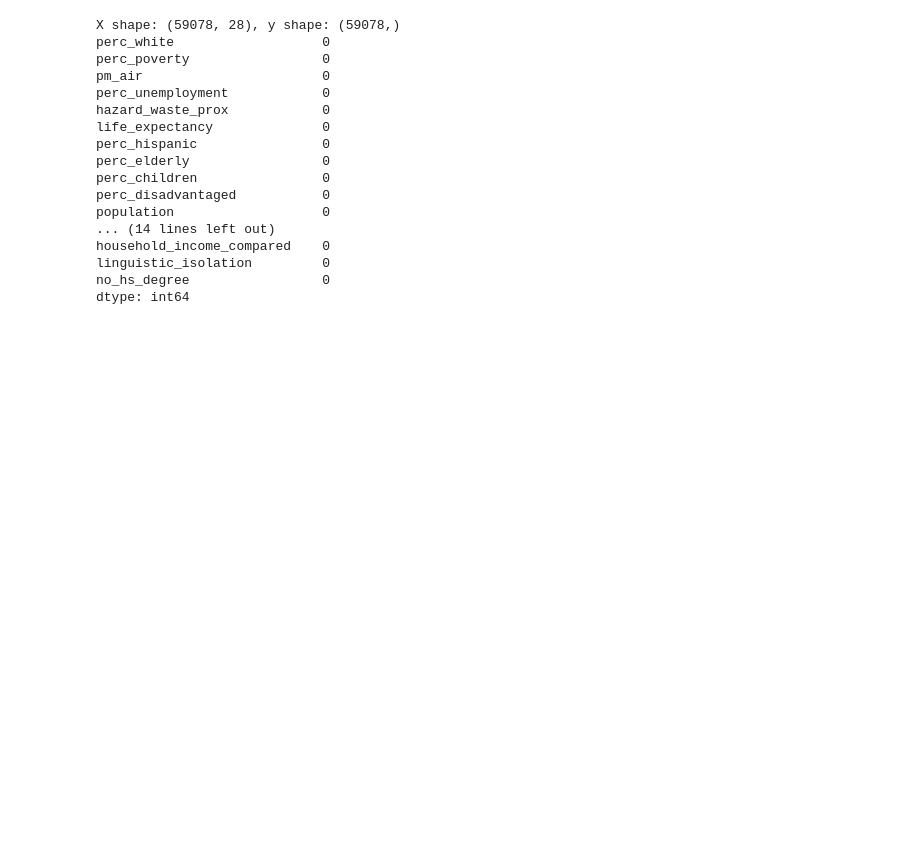
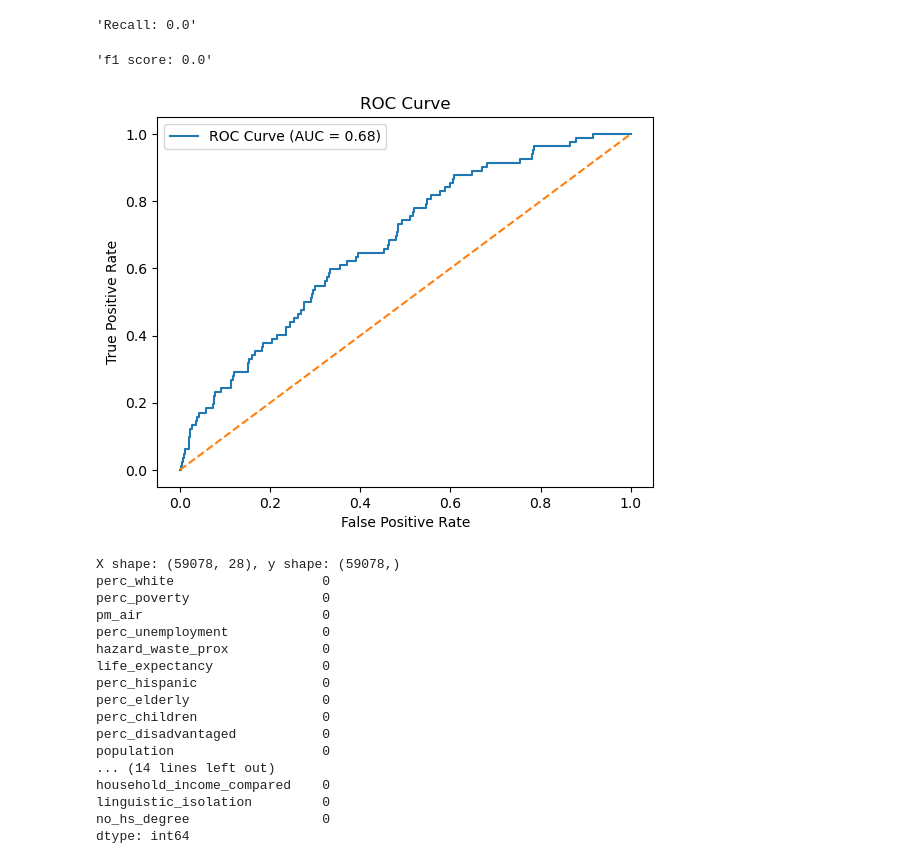
Before and after one commit to charlotte-i-meyer/Data-Centers-Capstone, a Jupyter notebook: Statsmodels Logistic Regression.ipynb, the cells around one changed output. Saved outputs shown, nothing was run; the diff lists cells and outputs as text; code cells hidden in the pictures; blank space fills up the shorter version.

```diff
--- a/Statsmodels Logistic Regression.ipynb
+++ b/Statsmodels Logistic Regression.ipynb
@@ -200,0 +220,15 @@ Logit Regression Results
+# %%
+#looking at how good the model is
+#the following chunks of code were originally in my scikitlearn logistic regression ipynb.
+#Because that is slightly different (splits into X and y, which this code does not), I asked Claude to adapt it for this model.
+
+# calculating probability that each tract contains a data center
+y_pred_proba = my_fixed_effects_model.predict(test_df)
+
+# array of whether or not the model predicted that each tract would contain a data center
+y_pred = (y_pred_proba > 0.5).astype(int)
+
+# checking the data type of y_test
+# a pandas series is a one-dimensional array with axis labels.
+y_test = test_df['has_datacenter']
+type(y_test)
@@ -201,3 +383,38 @@ Logit Regression Results
+# %%
+# calculate recall
+# recall: out of every tract that actually has data centers, how many are predicted to have data centers?
+recall = recall_score(y_test, y_pred)
+f"Recall: {round(recall,2)}"
+# %% [output]
+'Recall: 0.0'
+# %%
+# calculate f1 score
+# f1 score combines precision and recall into one metric
+# f1 score = 2 _(p_r / p+r)
+# f1 score is only high when both precision and recall are high
+f1 = f1_score(y_test, y_pred)
+f"f1 score: {round(f1,2)}"
+# %% [output]
+'f1 score: 0.0'
+# %%
+# ROC curve
+# shows us the rate of true positive selections vs. false positive selections
+# aka recall for class 1 vs. recall for class 0
+# the sooner this line reaches 1.0, the better
+# the closer this line is to the orange line, the worse -- orange is random selection
+y_prob = y_pred_proba
+fpr, tpr, thresholds = roc_curve(y_test, y_prob)
+roc_auc = roc_auc_score(y_test, y_prob)
+plt.figure()
+plt.plot(fpr, tpr, label=f"ROC Curve (AUC = {roc_auc:.2f})")
+plt.plot([0, 1], [0, 1], linestyle="--")
+plt.xlabel("False Positive Rate")
+plt.ylabel("True Positive Rate")
+plt.title("ROC Curve")
+plt.legend()
+plt.show()
+# %% [output]
+[figure, added]
 # %%
 #list of columns that had low p-values in logit model
 feature_columns_significant = ["perc_poverty",
```
Also changed, not shown: parts of 19 cells of this notebook.
